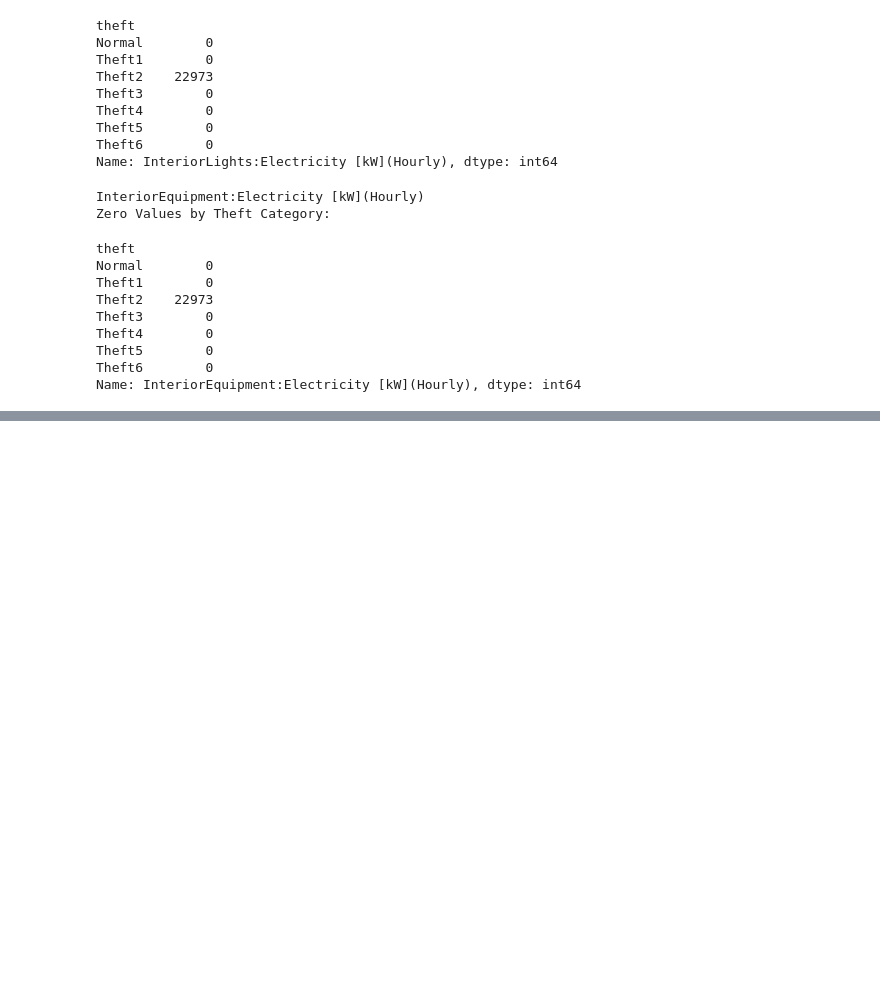
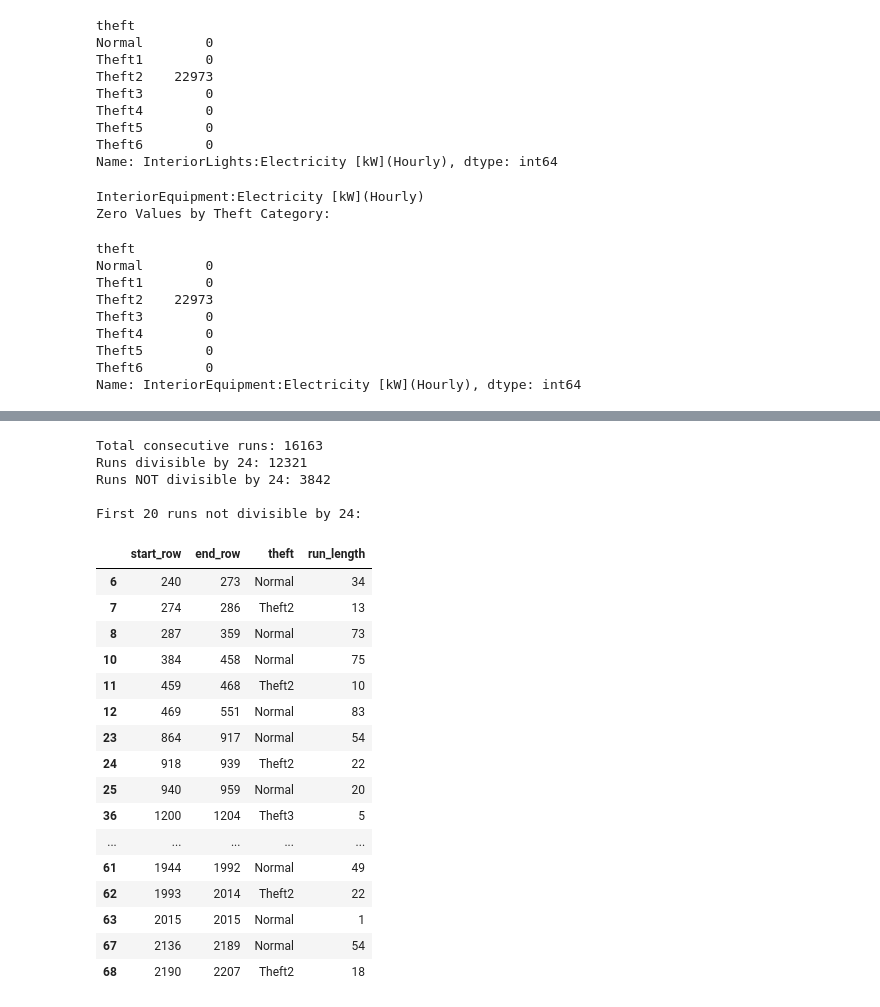
Before and after one commit to chokshihet/Electricity-Theft-Detection, a Jupyter notebook: notebooks/code.ipynb, the cells around one changed output, grey strips where cells are left out. Saved outputs shown, nothing was run; the diff lists cells and outputs as text; code cells hidden in the pictures; blank space fills up the shorter version.

```diff
--- a/notebooks/code.ipynb
+++ b/notebooks/code.ipynb
@@ -301,0 +315,9 @@ Name: InteriorEquipment:Electricity [kW](Hourly), dtype: int64
+# %%
+
+rows_before = len(df)
+
+df = df[df["Class"].astype(str).str.strip() != "0"].reset_index(drop=True)
+
+print("Rows removed:", rows_before - len(df))
+print("Remaining rows:", len(df))
+print("Can be divided into complete 24-hour blocks:", len(df) % 24 == 0)
@@ -301,0 +413,51 @@ Name: InteriorEquipment:Electricity [kW](Hourly), dtype: int64
+# %%
+
+# Identify consecutive runs of identical theft labels
+labels = df["theft"].to_numpy()
+
+change_indices = np.where(labels[1:] != labels[:-1])[0] + 1
+
+starts = np.r_[0, change_indices]
+ends = np.r_[change_indices, len(labels)]
+
+# Create a DataFrame containing run information
+runs = pd.DataFrame({
+    "start_row": starts,
+    "end_row": ends - 1,
+    "theft": labels[starts],
+    "run_length": ends - starts
+})
+
+# Separate runs divisible and not divisible by 24
+divisible_runs = runs[runs["run_length"] % 24 == 0]
+non_divisible_runs = runs[runs["run_length"] % 24 != 0]
+
+print("Total consecutive runs:", len(runs))
+print("Runs divisible by 24:", len(divisible_runs))
+print("Runs NOT divisible by 24:", len(non_divisible_runs))
+
+print("\nFirst 20 runs not divisible by 24:")
+display(non_divisible_runs.head(20))
+# %% [output]
+Total consecutive runs: 16163
+Runs divisible by 24: 12321
+Runs NOT divisible by 24: 3842
+
+First 20 runs not divisible by 24:
+|  | start_row | end_row | theft | run_length |
+| 6 | 240 | 273 | Normal | 34 |
+| 7 | 274 | 286 | Theft2 | 13 |
+| 8 | 287 | 359 | Normal | 73 |
+| 10 | 384 | 458 | Normal | 75 |
+| 11 | 459 | 468 | Theft2 | 10 |
+| 12 | 469 | 551 | Normal | 83 |
+| 23 | 864 | 917 | Normal | 54 |
+| 24 | 918 | 939 | Theft2 | 22 |
+| 25 | 940 | 959 | Normal | 20 |
+| 36 | 1200 | 1204 | Theft3 | 5 |
+| ... | ... | ... | ... | ... |
+| 61 | 1944 | 1992 | Normal | 49 |
+| 62 | 1993 | 2014 | Theft2 | 22 |
+| 63 | 2015 | 2015 | Normal | 1 |
+| 67 | 2136 | 2189 | Normal | 54 |
+| 68 | 2190 | 2207 | Theft2 | 18 |
```
Also changed, not shown: parts of 23 cells of this notebook.
